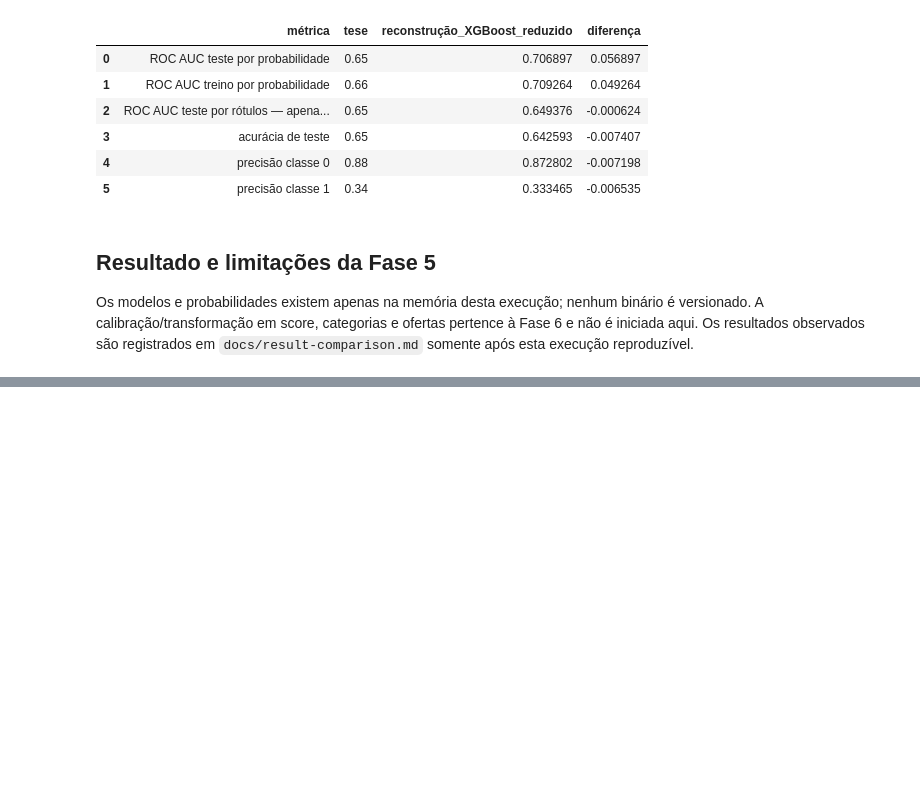
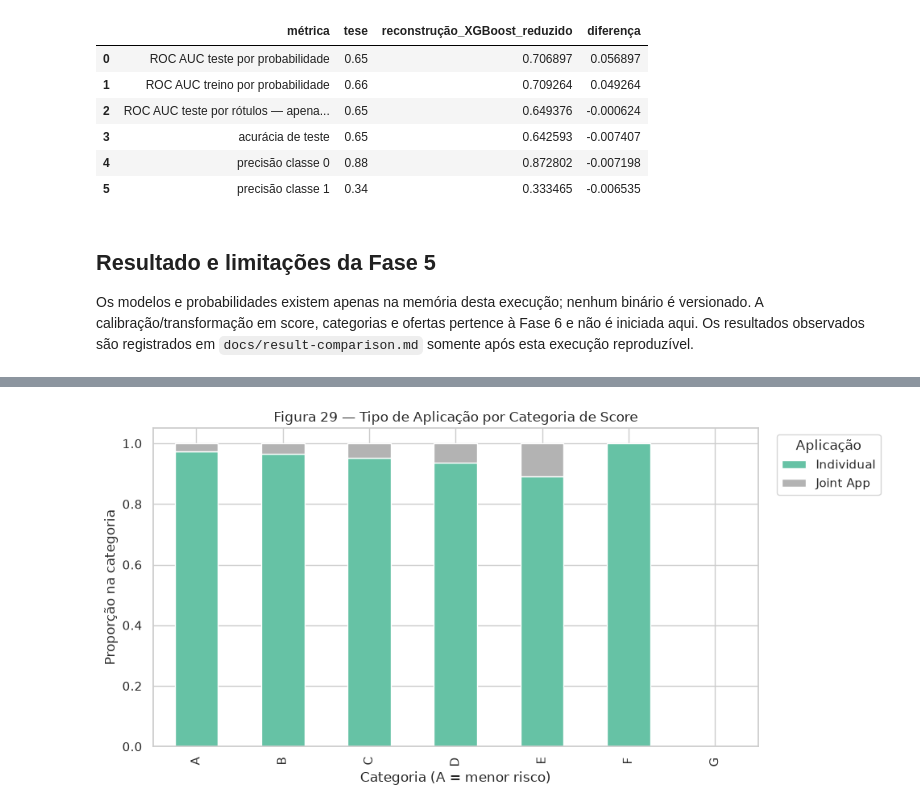
Before and after one commit to viniciuspizettadesouza/tcc-project, a Jupyter notebook: notebooks/tcc-reconstructed.ipynb, the cells around one changed output, grey strips where cells are left out. Cells and saved outputs as stored; diff of their text form; code cells hidden in the pictures; blank space fills up the shorter version.

```diff
--- a/notebooks/tcc-reconstructed.ipynb
+++ b/notebooks/tcc-reconstructed.ipynb
@@ -1087,0 +1257,11 @@ Os modelos e probabilidades existem apenas na memória desta execução; nenhum
+# %%
+application_distribution = pd.crosstab(
+    phase6_in_range["Categoria"], phase6_in_range["application_type"], normalize="index"
+).reindex(list(reversed(THESIS_CREDIT_CATEGORIES)))
+ax = application_distribution.plot(kind="bar", stacked=True, figsize=(10, 5), colormap="Set2")
+ax.set(title="Figura 29 — Tipo de Aplicação por Categoria de Score", xlabel="Categoria (A = menor risco)", ylabel="Proporção na categoria")
+ax.legend(title="Aplicação", bbox_to_anchor=(1.02, 1), loc="upper left")
+plt.tight_layout()
+plt.show()
+# %% [output]
+[figure, added]
```
Also changed, not shown: parts of 12 cells of this notebook, 5 other files.
